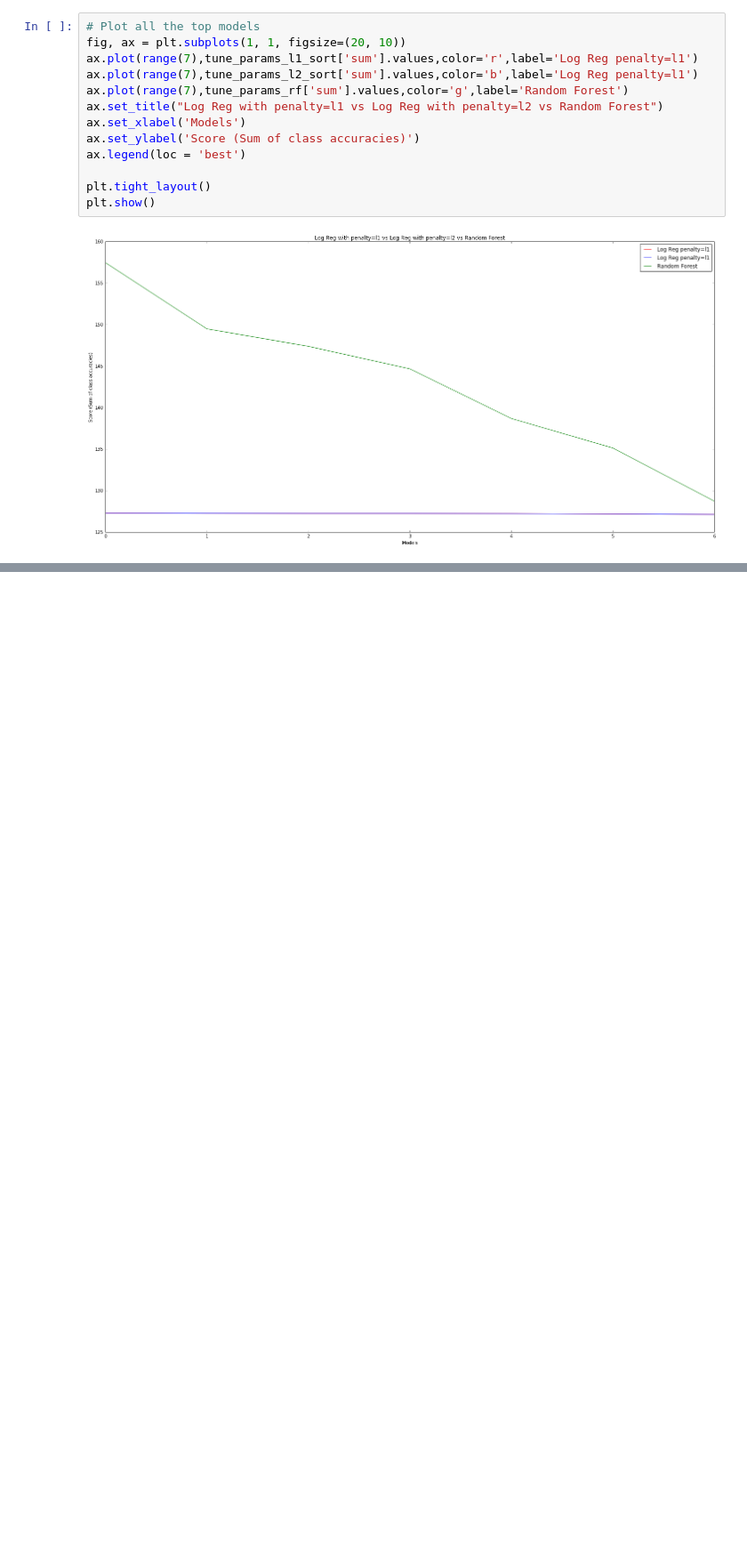
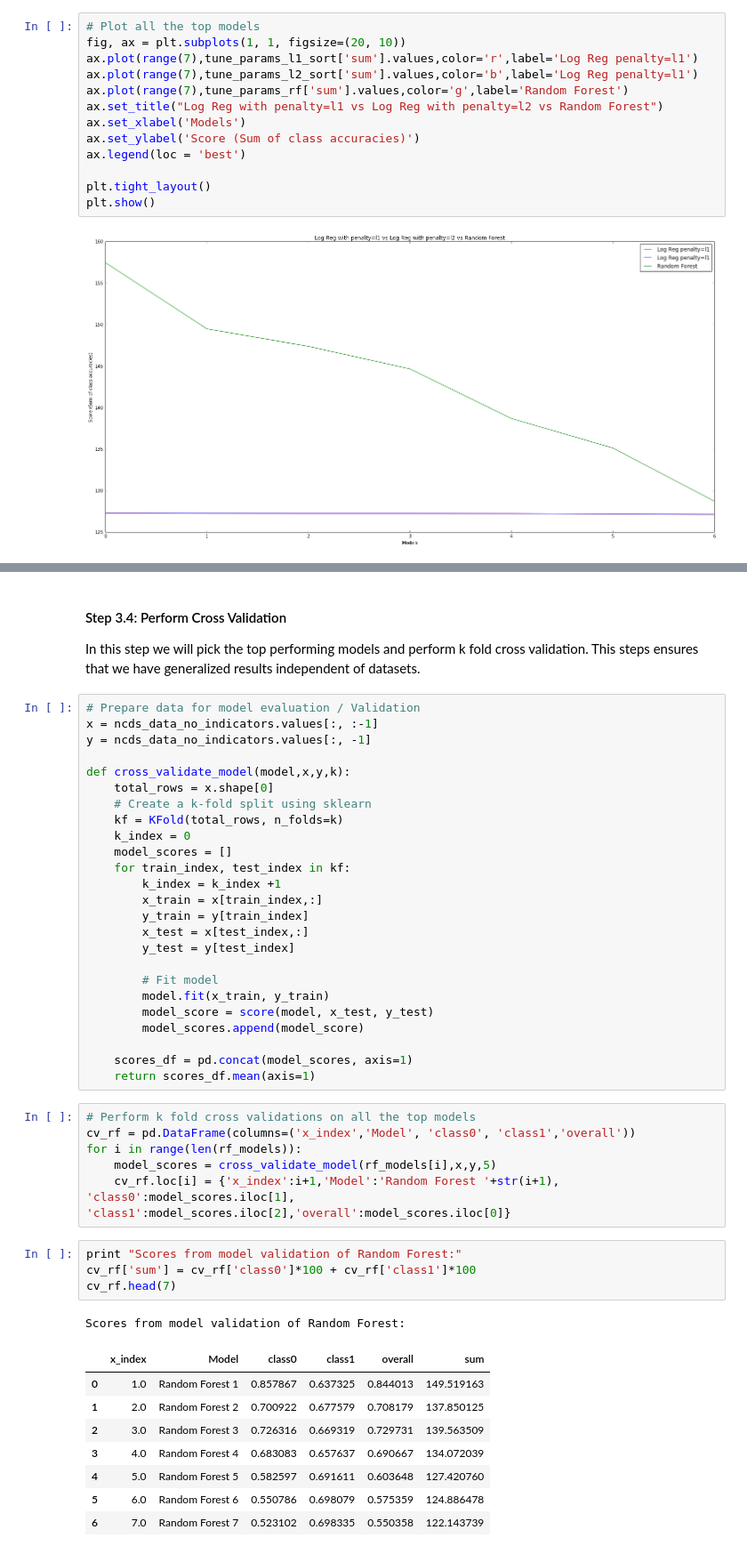
Before and after one commit to harvard-team-pivot/epilepsy-prediction, a Jupyter notebook: docs/ipynb/40_model_02.ipynb, the cells around one changed output, grey strips where cells are left out. Shown at 89% size. Cells and saved outputs as stored; diff of their text form; blank space fills up the shorter version.

Commit message:
Update model tuning and final model files

```diff
--- a/docs/ipynb/40_model_02.ipynb
+++ b/docs/ipynb/40_model_02.ipynb
@@ -317,0 +393,49 @@ plt.show()
+# %% [markdown]
+#### Step 3.4: Perform Cross Validation
+
+In this step we will pick the top performing models and perform k fold cross validation. This steps ensures that we have generalized results independent of datasets.
+# %%
+# Prepare data for model evaluation / Validation
+x = ncds_data_no_indicators.values[:, :-1]
+y = ncds_data_no_indicators.values[:, -1]
+
+def cross_validate_model(model,x,y,k):
+    total_rows = x.shape[0]
+    # Create a k-fold split using sklearn
+    kf = KFold(total_rows, n_folds=k)
+    k_index = 0
+    model_scores = []
+    for train_index, test_index in kf:
+        k_index = k_index +1
+        x_train = x[train_index,:]
+        y_train = y[train_index]
+        x_test = x[test_index,:]
+        y_test = y[test_index]
+
+        # Fit model
+        model.fit(x_train, y_train)
+        model_score = score(model, x_test, y_test)
+        model_scores.append(model_score)
+
+    scores_df = pd.concat(model_scores, axis=1)
+    return scores_df.mean(axis=1)
+# %%
+# Perform k fold cross validations on all the top models
+cv_rf = pd.DataFrame(columns=('x_index','Model', 'class0', 'class1','overall'))
+for i in range(len(rf_models)):
+    model_scores = cross_validate_model(rf_models[i],x,y,5)
+    cv_rf.loc[i] = {'x_index':i+1,'Model':'Random Forest '+str(i+1), 'class0':model_scores.iloc[1], 'class1':model_scores.iloc[2],'overall':model_scores.iloc[0]}
+# %%
+print "Scores from model validation of Random Forest:"
+cv_rf['sum'] = cv_rf['class0']*100 + cv_rf['class1']*100
+cv_rf.head(7)
+# %% [output]
+Scores from model validation of Random Forest:
+|  | x_index | Model | class0 | class1 | overall | sum |
+| 0 | 1.0 | Random Forest 1 | 0.857867 | 0.637325 | 0.844013 | 149.519163 |
+| 1 | 2.0 | Random Forest 2 | 0.700922 | 0.677579 | 0.708179 | 137.850125 |
+| 2 | 3.0 | Random Forest 3 | 0.726316 | 0.669319 | 0.729731 | 139.563509 |
+| 3 | 4.0 | Random Forest 4 | 0.683083 | 0.657637 | 0.690667 | 134.072039 |
+| 4 | 5.0 | Random Forest 5 | 0.582597 | 0.691611 | 0.603648 | 127.420760 |
+| 5 | 6.0 | Random Forest 6 | 0.550786 | 0.698079 | 0.575359 | 124.886478 |
+| 6 | 7.0 | Random Forest 7 | 0.523102 | 0.698335 | 0.550358 | 122.143739 |
```
Also changed, not shown: parts of 13 cells of this notebook, 11 other files.
